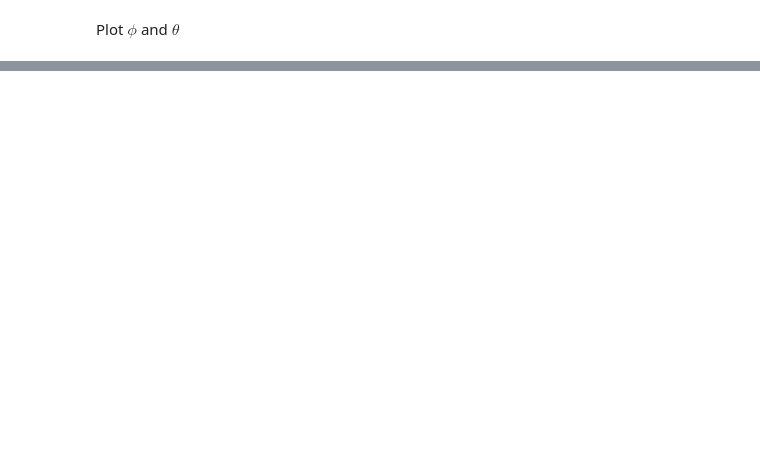
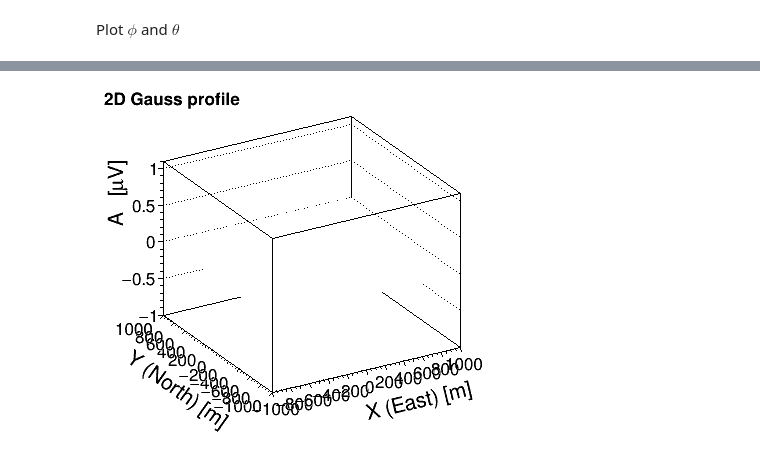
Before and after one commit to draczew23/MPPE_homeworks, a Jupyter notebook: hom5.ipynb, the cells around one changed output, grey strips where cells are left out. Cells and saved outputs as stored; diff of their text form; code cells hidden in the pictures; blank space fills up the shorter version.

```diff
--- a/hom5.ipynb
+++ b/hom5.ipynb
@@ -381,3 +341,54 @@ Warning in <TROOT::Append>: Replacing existing TGraph2D: agr (Potential memory l
 Warning in <TROOT::Append>: Replacing existing TGraph2D: tgr (Potential memory leak).
 Warning in <TCanvas::Constructor>: Deleting canvas with same name: csh
 Info in <TCanvas::Print>: png file shprofile.png has been created
+# %%
+import scipy.constants
+
+c = scipy.constants.c
+
+def fitfunc(t, par):
+        x = t[0] # x center
+        y = t[1] #y center
+
+        theta = par[0]
+        phi = par[1]
+
+        # tmp = (1 / c) * (- x * np.sin(theta) * np.cos(phi) - y * np.sin(theta) * np.sin(phi))
+        tmp =  (- x * np.sin(theta) * np.cos(phi) - y * np.sin(theta) * np.sin(phi))
+
+        return c * tmp
+
+fprof=TF2("fprof",fitfunc,-1000.,1000.,-1000.,1000.,2)
+
+fprof.SetTitle("2D Gauss profile")
+
+# Initialize function parameters
+
+fprof.SetParameter(0,0.)
+fprof.SetParameter(1,0.)
+fprof.SetParameter(2,300.)
+fprof.SetParameter(3,300.)
+fprof.SetParameter(4,0.)
+fprof.SetParameter(5,np.max(t_peak))
+
+fprof.SetNpx(100)
+fprof.SetNpy(100)
+
+fprof.GetXaxis().SetTitle("X (East) [m]")
+fprof.GetYaxis().SetTitle("Y (North) [m]")
+fprof.GetZaxis().SetTitle("A   [#muV]")
+fprof.GetXaxis().SetTitleOffset(1.5)
+fprof.GetYaxis().SetTitleOffset(1.8)
+
+# Draw function (for test)
+
+csh2 = TCanvas('csh2',"Shower profile",400,400)
+
+fprof.Draw("surf2")
+
+csh2.Update()
+csh2.Print('fprof.png')
+
+Image(filename='fprof.png')
+# %% [output]
+[figure, added]
```
Also changed, not shown: parts of 11 cells of this notebook.
